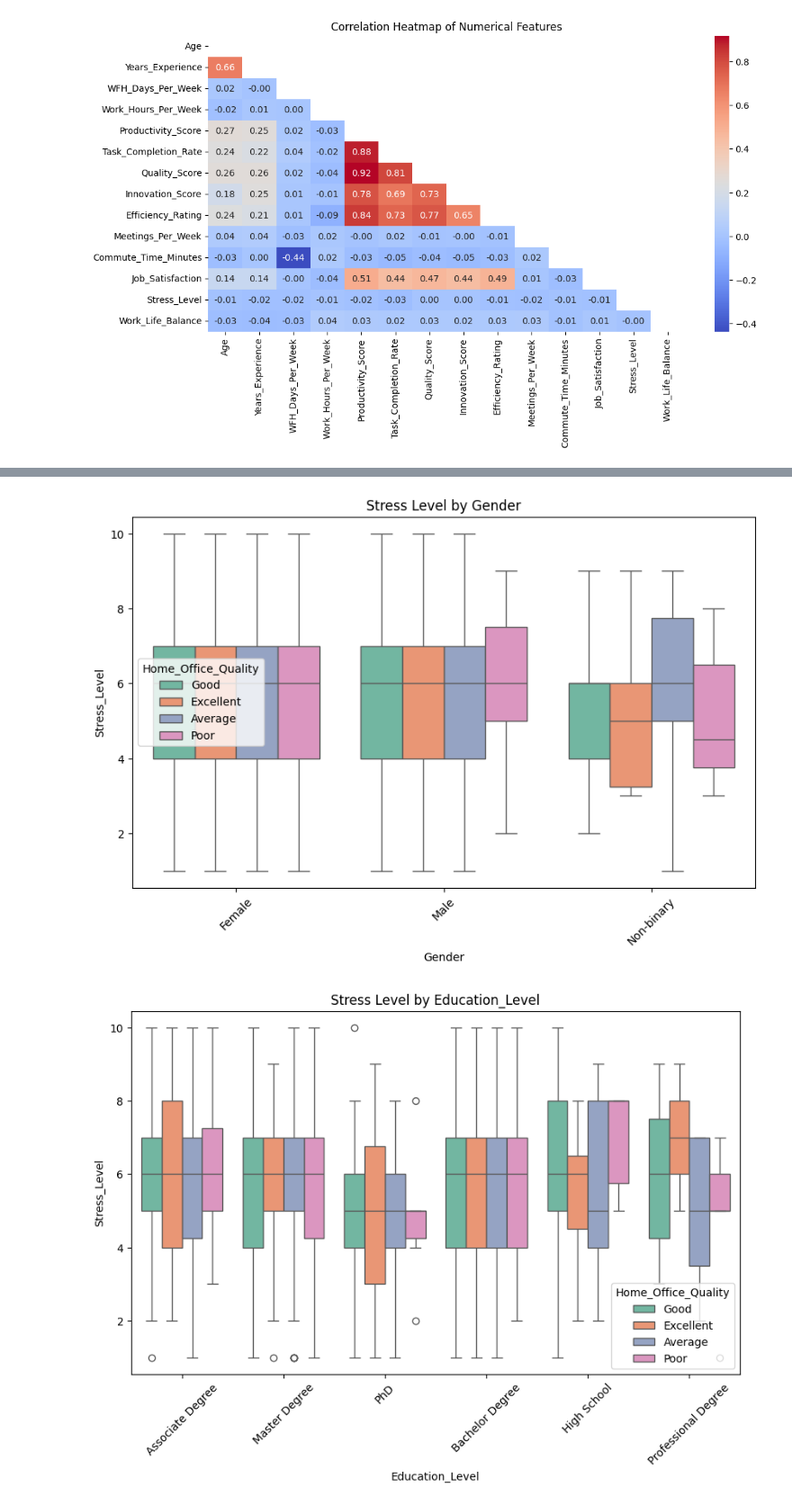
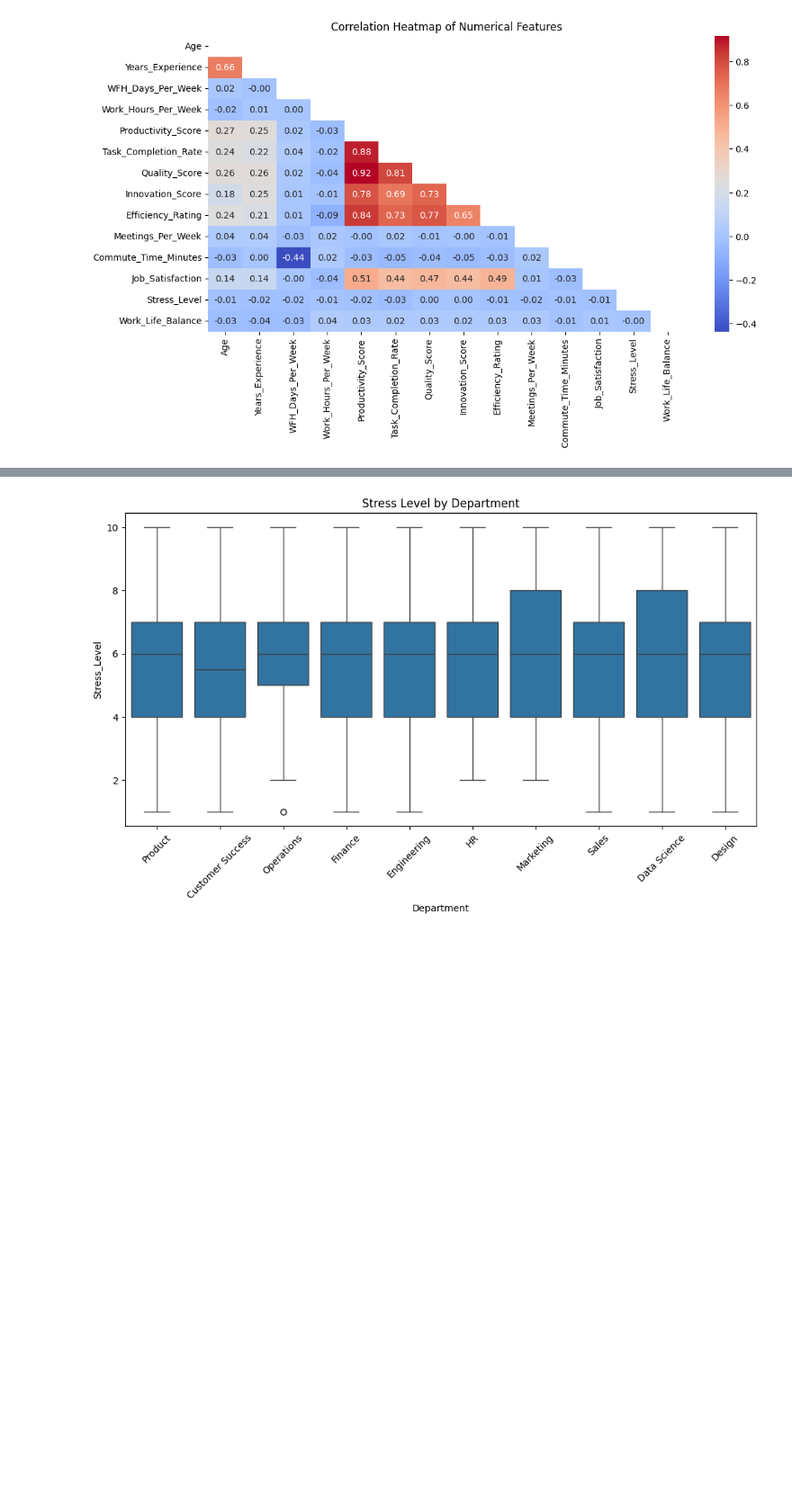
Before and after one commit to EfeDogan/429Project, a Jupyter notebook: new_dataset.ipynb, the cells around one changed output, grey strips where cells are left out. Shown at 90% size. Drawn from its saved outputs; the diff is of its cells as text; code cells hidden in the pictures; blank space fills up the shorter version.

```diff
--- a/new_dataset.ipynb
+++ b/new_dataset.ipynb
@@ -76,13 +112,9 @@ plt.show()
 # %%
-# categorical variables vs stress level
-for col in categorical_cols:
-    plt.figure(figsize=(10,6))
-    sns.boxplot(data=df, x=col, y='Stress_Level',
-                    hue='Home_Office_Quality',
-                    palette='Set2')
-    plt.title(f'Stress Level by {col}')
-    plt.xticks(rotation=45)
-    plt.show()
+# Job Role vs Stress Level
+plt.figure(figsize=(12,6))
+sns.boxplot(data=df, x='Department', y='Stress_Level')
+plt.title('Stress Level by Department')
+plt.xticks(rotation=45)
+plt.show()
 # %% [output]
-[figure, old version]
+[figure, new version]
-[figure, removed]
```
Also changed, not shown: parts of 8 cells of this notebook.
